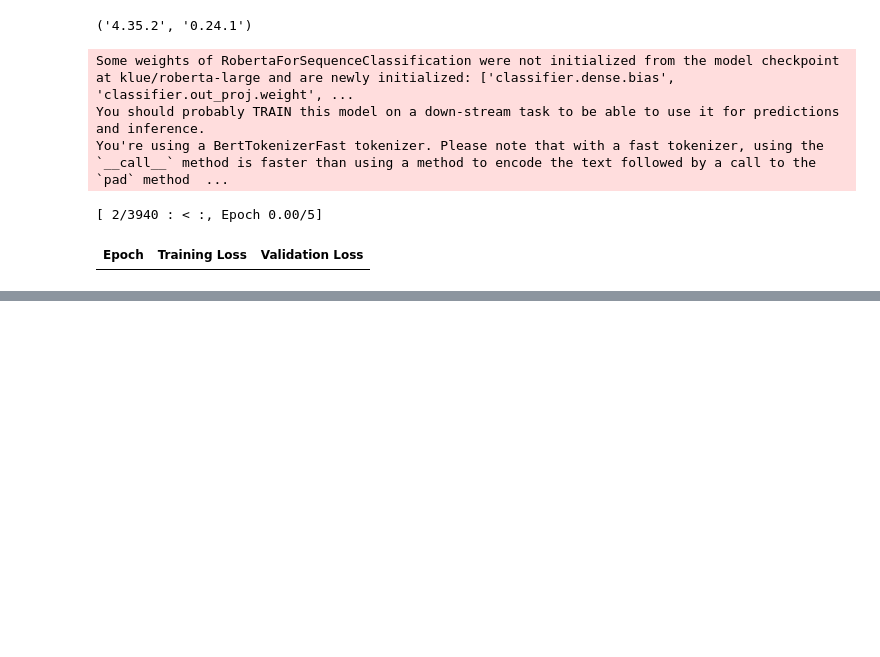
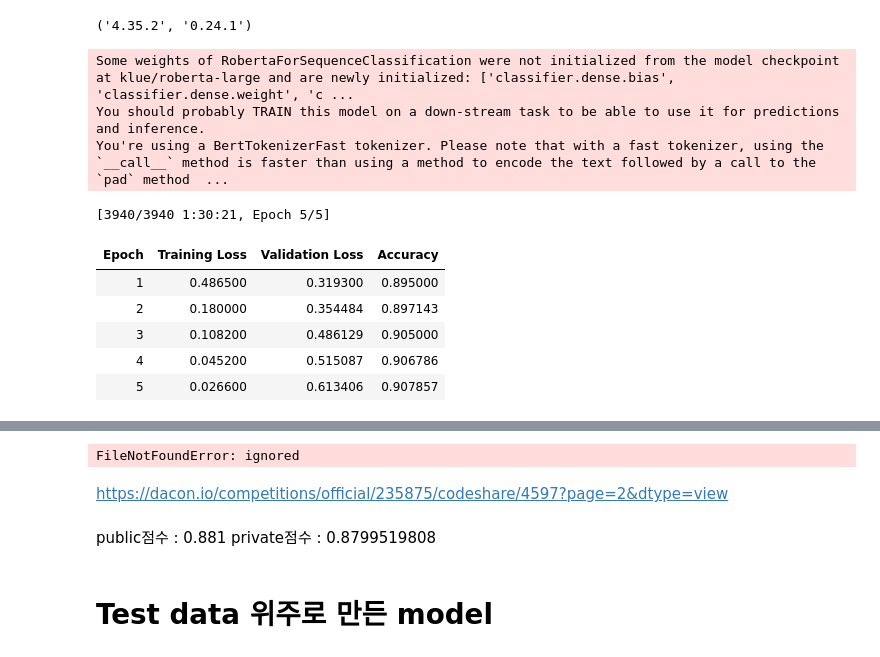
Before and after one commit to CheayeonLee/ESAA_OB, a Jupyter notebook: 프로젝트2.ipynb, the cells around one changed output, grey strips where cells are left out. Drawn from its saved outputs; the diff is of its cells as text; code cells hidden in the pictures; blank space fills up the shorter version.

```diff
--- a/프로젝트2.ipynb
+++ b/프로젝트2.ipynb
@@ -162,21 +162,25 @@ for n_fold, (_,v_idx) in enumerate(skf.split(tot_train_pd, tot_train_pd['label']
 # %%
 for i in range(0,10):
     model = AutoModelForSequenceClassification.from_pretrained(model_checkpoint, num_labels=3)
     trainer = Trainer(
       model,
       args,
       train_dataset=Dataset.from_pandas(tot_train_pd[tot_train_pd['fold']!=i]),
       eval_dataset=Dataset.from_pandas(tot_train_pd[tot_train_pd['fold']==i]),
       tokenizer=tokenizer,
       compute_metrics=compute_metrics,
     )
     trainer.train()
     outputs = trainer.predict(encoded_test)
     prob = softmax(outputs[0],axis=1)
-    np.save("/content/drive/MyDrive/ESAA/2학기/프로젝트)/code3/rlec"+str(i),prob)
 # %% [output]
-Some weights of RobertaForSequenceClassification were not initialized from the model checkpoint at klue/roberta-large and are newly initialized: ['classifier.dense.bias', 'classifier.out_proj.weight', ...
+Some weights of RobertaForSequenceClassification were not initialized from the model checkpoint at klue/roberta-large and are newly initialized: ['classifier.dense.bias', 'classifier.dense.weight', 'c ...
 You should probably TRAIN this model on a down-stream task to be able to use it for predictions and inference.
 You're using a BertTokenizerFast tokenizer. Please note that with a fast tokenizer, using the `__call__` method is faster than using a method to encode the text followed by a call to the `pad` method  ...
-[ 2/3940 : < :, Epoch 0.00/5]
+[3940/3940 1:30:21, Epoch 5/5]
-| Epoch | Training Loss | Validation Loss |
+| Epoch | Training Loss | Validation Loss | Accuracy |
+| 1 | 0.486500 | 0.319300 | 0.895000 |
+| 2 | 0.180000 | 0.354484 | 0.897143 |
+| 3 | 0.108200 | 0.486129 | 0.905000 |
+| 4 | 0.045200 | 0.515087 | 0.906786 |
+| 5 | 0.026600 | 0.613406 | 0.907857 |
@@ -182,0 +188 @@ You're using a BertTokenizerFast tokenizer. Please note that with a fast tokeniz
+FileNotFoundError: ignored
@@ -182,0 +194,7 @@ You're using a BertTokenizerFast tokenizer. Please note that with a fast tokeniz
+# %% [markdown]
+https://dacon.io/competitions/official/235875/codeshare/4597?page=2&dtype=view
+# %% [markdown]
+public점수 : 0.881
+private점수 : 0.8799519808
+# %% [markdown]
+# Test data 위주로 만든 model
```
Also changed, not shown: parts of 11 cells of this notebook.
